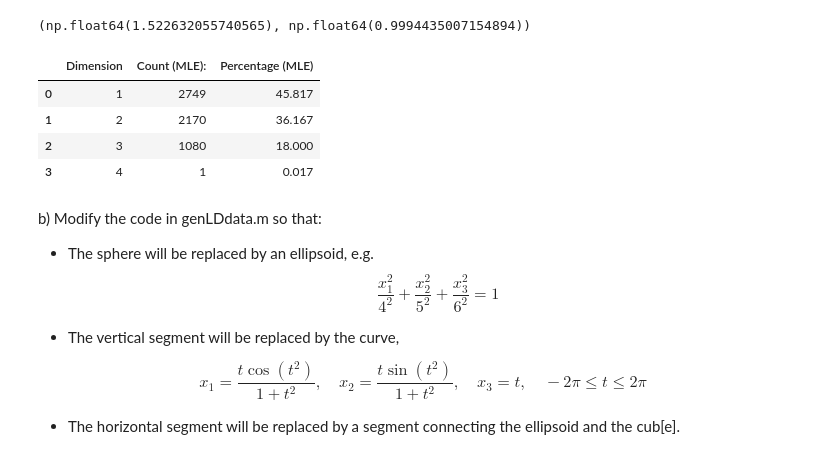
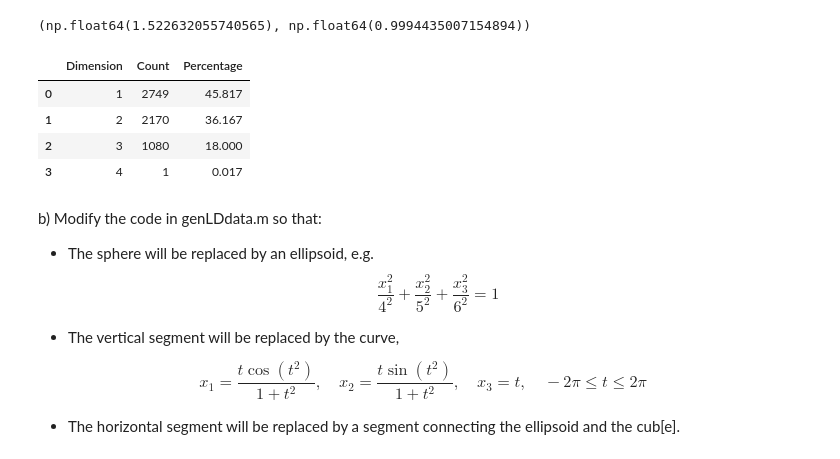
Before and after one commit to notPlancha/eda-lab-1, a Jupyter notebook: src/6.ipynb, the cells around one changed output. Saved outputs shown, nothing was run; the diff lists cells and outputs as text; code cells hidden in the pictures.

```diff
--- a/src/6.ipynb
+++ b/src/6.ipynb
@@ -105,39 +108,15 @@ fig.show()
 (kit.IntrinsicDimensionality.MLE(A), kit.IntrinsicDimensionality.corr_dim(A))
 # %% [output]
 (np.float64(1.522632055740565), np.float64(0.9994435007154894))
-# %%
-# Compute pairwise Euclidean distances
-Ad = dist.squareform(dist.pdist(A))
-
-# Get the dimensions of A
-nr, nc = A.shape
-Ldim = np.zeros(nr)
-
-# Sort distances and get indices
-Ads = np.sort(Ad, axis=1)
-J = np.argsort(Ad, axis=1)
-
-# Set neighborhood size
-k = 100  # Original value
-
-# Compute local intrinsic dimensionality
-for m in range(nr):
-  Ldim[m] = kit.IntrinsicDimensionality.corr_dim(A[J[m, :k], :])
-
-# Adjust local dimensions
-Ldim[Ldim > 3] = 4
-Ldim = np.ceil(Ldim).astype(int)
-
-# Tabulate results
-unique, counts = np.unique(Ldim, return_counts=True)
-percentages = (counts / nr) * 100
-pd.DataFrame({'Dimension': unique, 'Count': counts, 'Percentage': np.round(percentages, 3)})
-# %% [output]
-|  | Dimension | Count (MLE): | Percentage (MLE) |
-| 0 | 1 | 2749 | 45.817 |
-| 1 | 2 | 2170 | 36.167 |
-| 2 | 3 | 1080 | 18.000 |
-| 3 | 4 | 1 | 0.017 |
+# %%
+Ldim, tabulation_df = compute_local_intrinsic_dimensionality(A, kit.IntrinsicDimensionality.corr_dim)
+tabulation_df
+# %% [output]
+|  | Dimension | Count | Percentage |
+| 0 | 1 | 2749 | 45.817 |
+| 1 | 2 | 2170 | 36.167 |
+| 2 | 3 | 1080 | 18.000 |
+| 3 | 4 | 1 | 0.017 |
 # %%
 import plotly.graph_objects as go
 # Scatter plot with color map
```
Also changed, not shown: parts of 8 cells of this notebook, 14 other files.
